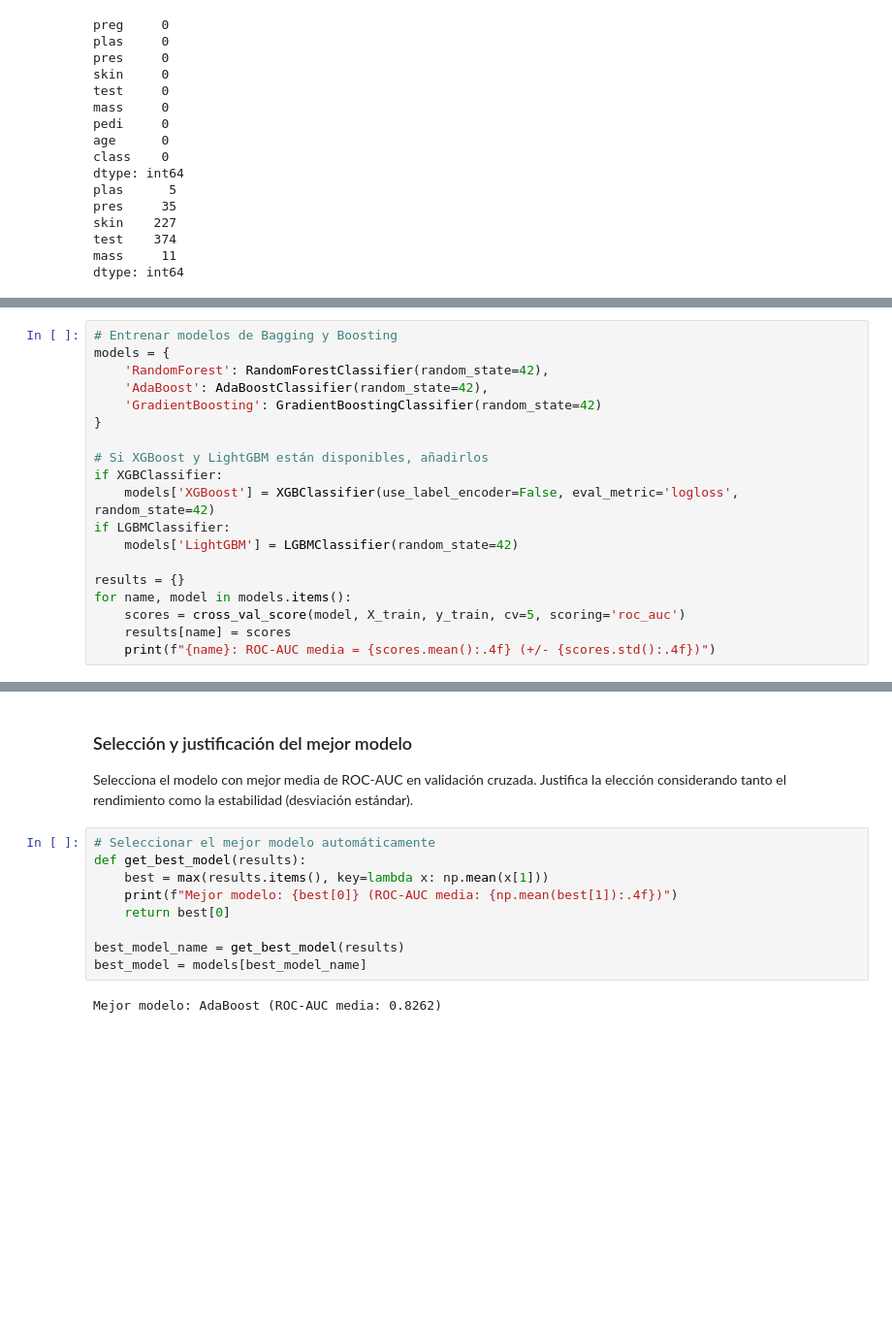
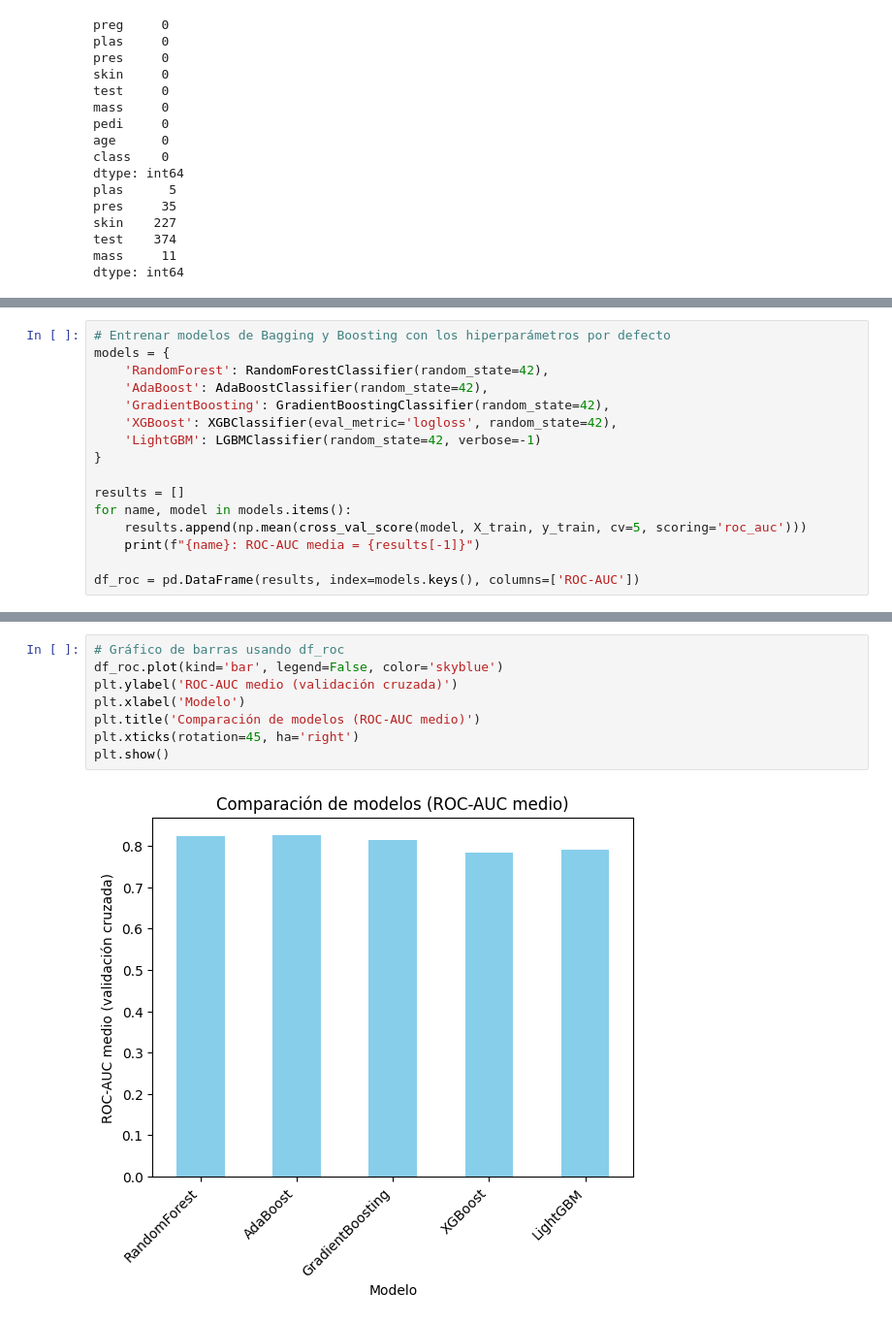
Before and after one commit to jvemagmail/MyBootCampDS, a Jupyter notebook: 04_Machine_Learning/Sprint_11/Unidad_02_ML_Supervisado_Bagging_Boosting/03_Practica_Obligatoria/18_Practica_Obligatoria_Ensembles.ipynb, the cells around one changed output, grey strips where cells are left out. Shown at 97% size. Saved outputs shown, nothing was run; the diff lists cells and outputs as text; blank space fills up the shorter version.

```diff
--- a/04_Machine_Learning/Sprint_11/Unidad_02_ML_Supervisado_Bagging_Boosting/03_Practica_Obligatoria/18_Practica_Obligatoria_Ensembles.ipynb
+++ b/04_Machine_Learning/Sprint_11/Unidad_02_ML_Supervisado_Bagging_Boosting/03_Practica_Obligatoria/18_Practica_Obligatoria_Ensembles.ipynb
@@ -172,22 +161,19 @@ print('Tamaño test:', X_test.shape)
 Tamaño train: (614, 8)
 Tamaño test: (154, 8)
 # %%
-# Entrenar modelos de Bagging y Boosting
+# Entrenar modelos de Bagging y Boosting con los hiperparámetros por defecto
 models = {
     'RandomForest': RandomForestClassifier(random_state=42),
     'AdaBoost': AdaBoostClassifier(random_state=42),
-    'GradientBoosting': GradientBoostingClassifier(random_state=42)
+    'GradientBoosting': GradientBoostingClassifier(random_state=42),
+    'XGBoost': XGBClassifier(eval_metric='logloss', random_state=42),
+    'LightGBM': LGBMClassifier(random_state=42, verbose=-1)
 }
 
-# Si XGBoost y LightGBM están disponibles, añadirlos
-if XGBClassifier:
-    models['XGBoost'] = XGBClassifier(use_label_encoder=False, eval_metric='logloss', random_state=42)
-if LGBMClassifier:
-    models['LightGBM'] = LGBMClassifier(random_state=42)
+results = []
+for name, model in models.items():
+    results.append(np.mean(cross_val_score(model, X_train, y_train, cv=5, scoring='roc_auc')))
+    print(f"{name}: ROC-AUC media = {results[-1]}")
 
-results = {}
-for name, model in models.items():
-    scores = cross_val_score(model, X_train, y_train, cv=5, scoring='roc_auc')
-    results[name] = scores
-    print(f"{name}: ROC-AUC media = {scores.mean():.4f} (+/- {scores.std():.4f})")
+df_roc = pd.DataFrame(results, index=models.keys(), columns=['ROC-AUC'])
 # %% [output]
@@ -222,15 +185,10 @@ plt.show()
-# %% [markdown]
-### Selección y justificación del mejor modelo
-
-Selecciona el modelo con mejor media de ROC-AUC en validación cruzada. Justifica la elección considerando tanto el rendimiento como la estabilidad (desviación estándar).
-# %%
-# Seleccionar el mejor modelo automáticamente
-def get_best_model(results):
-    best = max(results.items(), key=lambda x: np.mean(x[1]))
-    print(f"Mejor modelo: {best[0]} (ROC-AUC media: {np.mean(best[1]):.4f})")
-    return best[0]
-
-best_model_name = get_best_model(results)
-best_model = models[best_model_name]
-# %% [output]
-Mejor modelo: AdaBoost (ROC-AUC media: 0.8262)
+# %%
+# Gráfico de barras usando df_roc
+df_roc.plot(kind='bar', legend=False, color='skyblue')
+plt.ylabel('ROC-AUC medio (validación cruzada)')
+plt.xlabel('Modelo')
+plt.title('Comparación de modelos (ROC-AUC medio)')
+plt.xticks(rotation=45, ha='right')
+plt.show()
+# %% [output]
+[figure, added]
```
Also changed, not shown: parts of 15 cells of this notebook, 1 other file.
